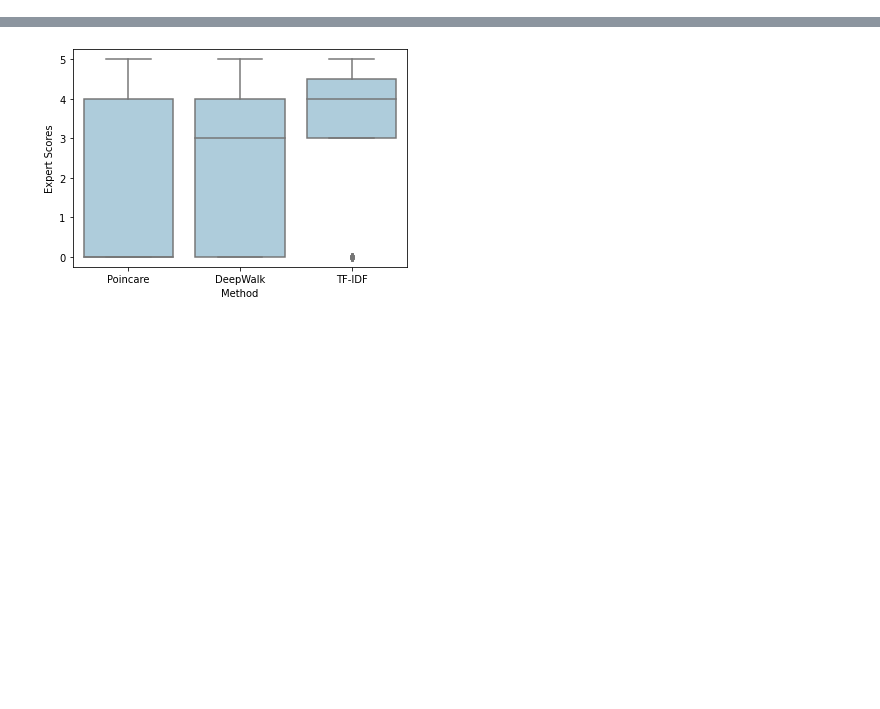
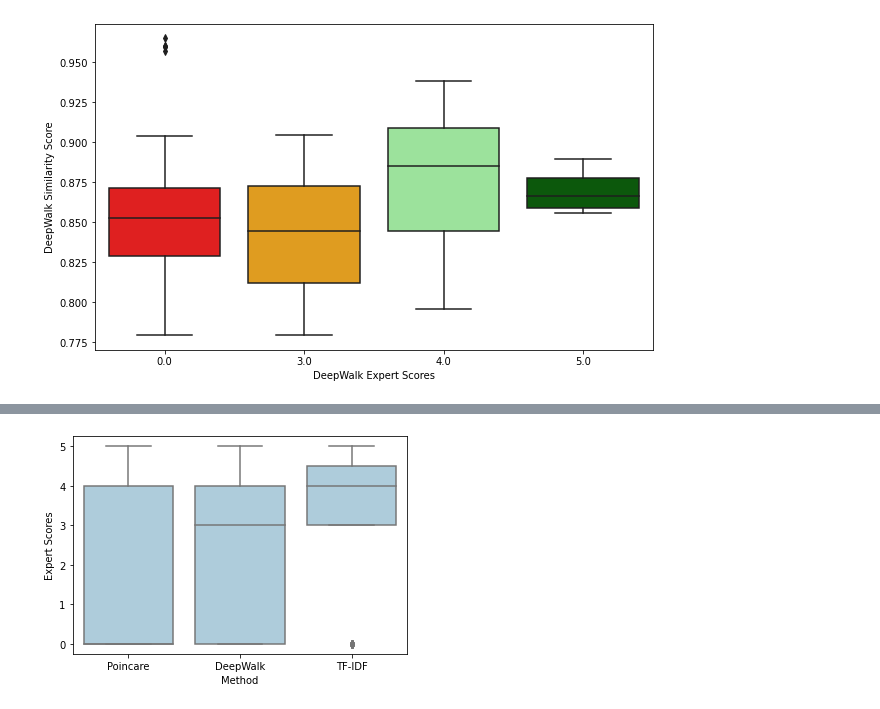
Before and after one commit to Nusha34/MasterThesis, a Jupyter notebook: get_score_distribution.ipynb, the cells around one changed output, grey strips where cells are left out. Saved outputs shown, nothing was run; the diff lists cells and outputs as text; code cells hidden in the pictures; blank space fills up the shorter version.

```diff
--- a/get_score_distribution.ipynb
+++ b/get_score_distribution.ipynb
@@ -14,0 +64,13 @@ tfidf = df['Unnamed: 13'].to_list()
+# %%
+data = pd.DataFrame({'DeepWalk Expert Scores': deepwalk, 'DeepWalk Similarity Score': deepwalk_similarity})
+# Define colors for each TF-IDF score
+colors = {0: 'red', 3: 'orange', 4: 'lightgreen', 5: 'darkgreen'}
+
+
+# Plot the box plot
+plt.figure(figsize=(10, 6))
+sns.boxplot(x='DeepWalk Expert Scores', y='DeepWalk Similarity Score', data=data, palette= colors)
+#plt.title('Distribution of Similarity Scores (Cosine Similarity) for Each Evaluation scores assigned by the domain expert')
+plt.show()
+# %% [output]
+[figure, added]
```
Also changed, not shown: parts of 13 cells of this notebook.
